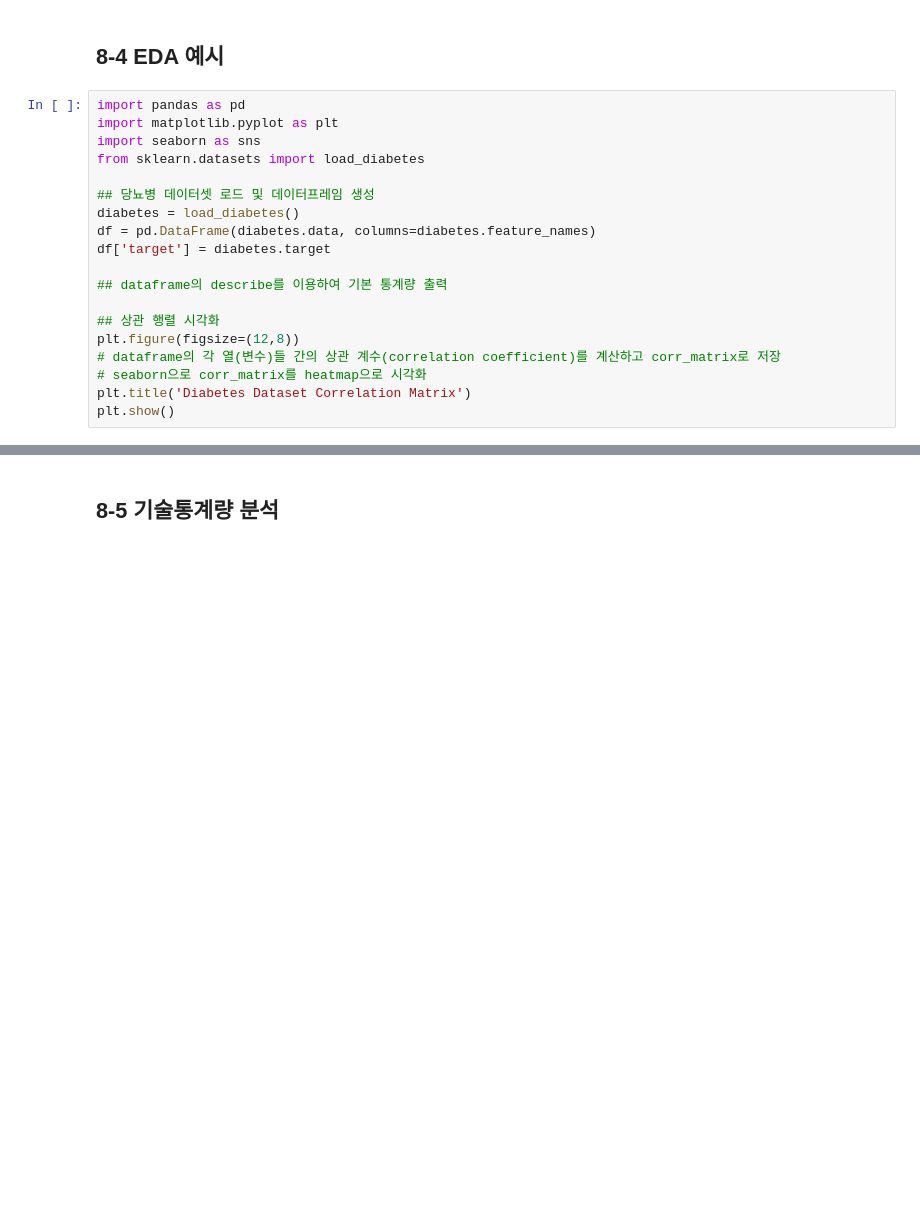
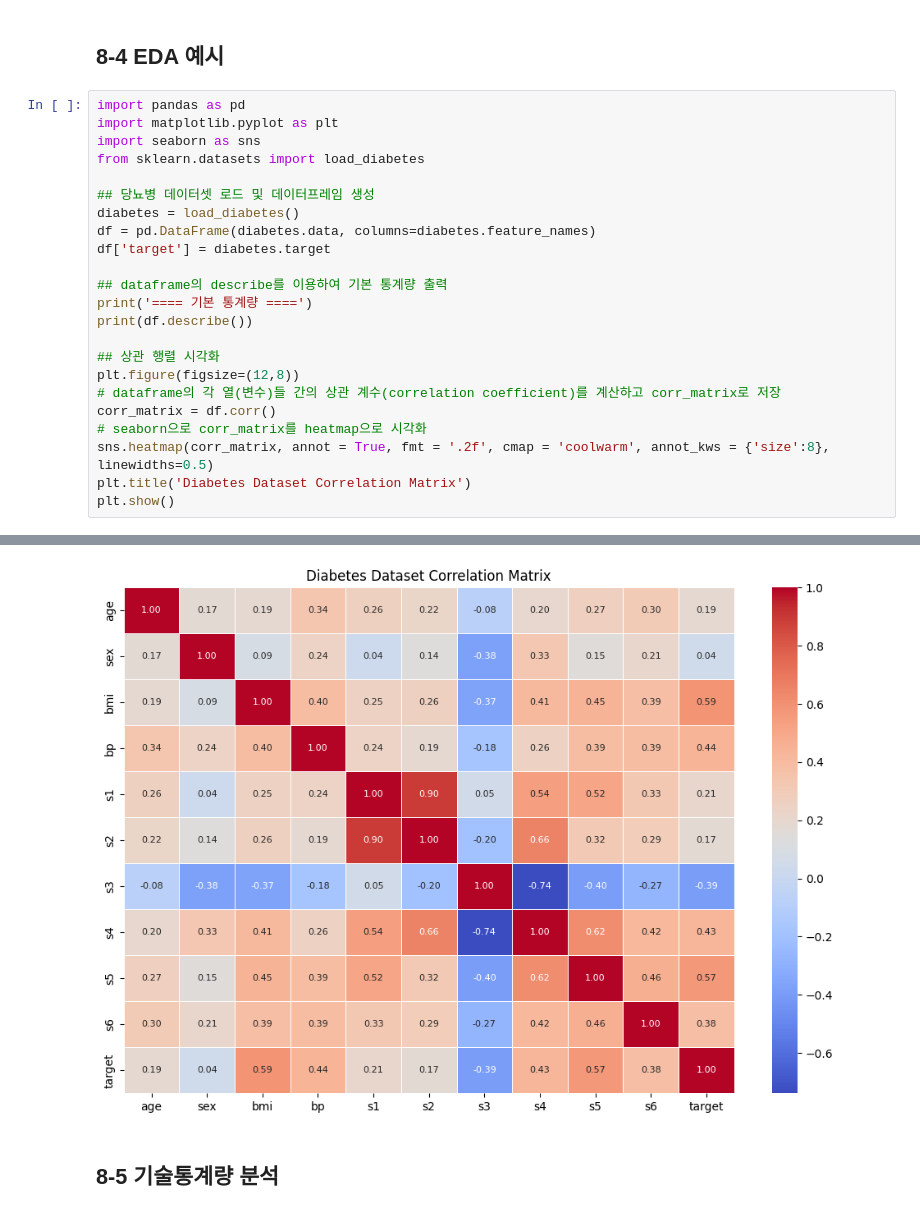
Before and after one commit to HYA6/DataAnalysis, a Jupyter notebook: OpenSourceDataAnalysis_08.ipynb, the cells around one changed output, grey strips where cells are left out. Cells and saved outputs as stored; diff of their text form; blank space fills up the shorter version.

```diff
--- a/OpenSourceDataAnalysis_08.ipynb
+++ b/OpenSourceDataAnalysis_08.ipynb
@@ -129,10 +129,15 @@ df = pd.DataFrame(diabetes.data, columns=diabetes.feature_names)
 df['target'] = diabetes.target
 
 ## dataframe의 describe를 이용하여 기본 통계량 출력
+print('==== 기본 통계량 ====')
+print(df.describe())
 
 ## 상관 행렬 시각화
 plt.figure(figsize=(12,8))
 # dataframe의 각 열(변수)들 간의 상관 계수(correlation coefficient)를 계산하고 corr_matrix로 저장
+corr_matrix = df.corr()
 # seaborn으로 corr_matrix를 heatmap으로 시각화
+sns.heatmap(corr_matrix, annot = True, fmt = '.2f', cmap = 'coolwarm', annot_kws = {'size':8}, linewidths=0.5)
 plt.title('Diabetes Dataset Correlation Matrix')
 plt.show()
+# %% [output]
@@ -139,3 +161,4 @@ plt.show()
+[figure, added]
 # %% [markdown]
 ## 8-5 기술통계량 분석
 # %%
```
Also changed, not shown: parts of 2 cells of this notebook.
